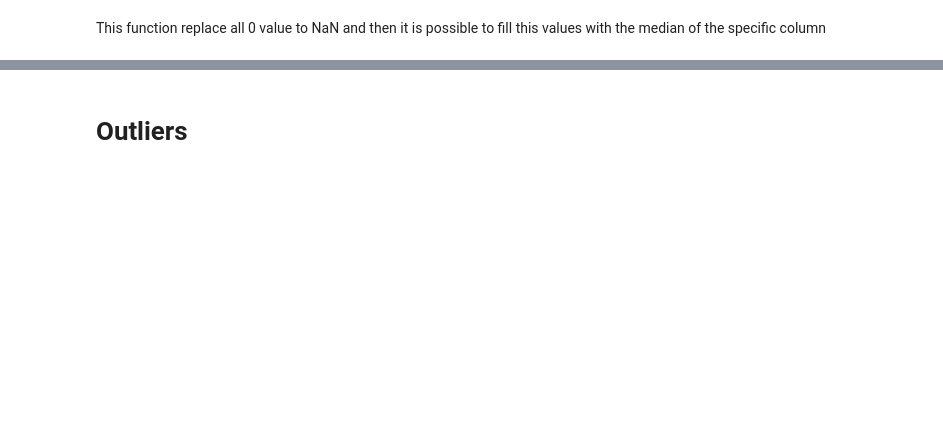
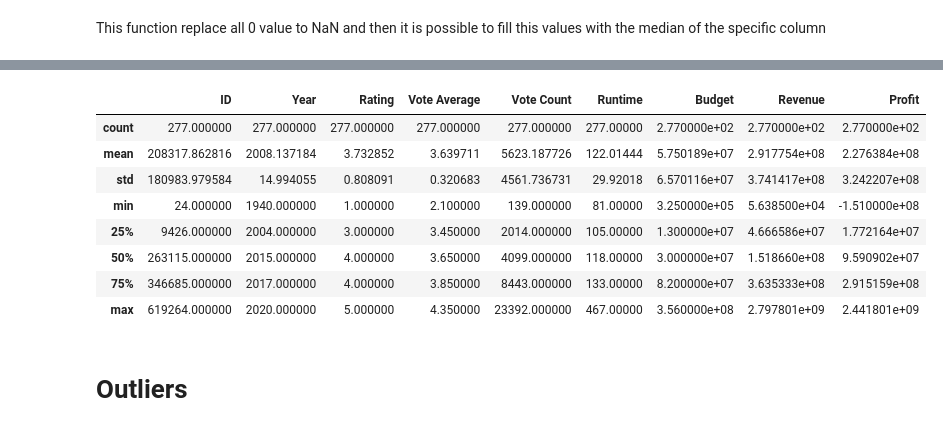
Before and after one commit to gabieller/MoviesDataBase, a Jupyter notebook: graph_analysis.ipynb, the cells around one changed output, grey strips where cells are left out. Cells and saved outputs as stored; diff of their text form; code cells hidden in the pictures; blank space fills up the shorter version.

```diff
--- a/graph_analysis.ipynb
+++ b/graph_analysis.ipynb
@@ -70,3 +129,15 @@ base.to_csv("Movies_profit.csv", index=False)
+# %%
+base.describe()
+# %% [output]
+|  | ID | Year | Rating | Vote Average | Vote Count | Runtime | Budget | Revenue | Profit |
+| count | 277.000000 | 277.000000 | 277.000000 | 277.000000 | 277.000000 | 277.00000 | 2.770000e+02 | 2.770000e+02 | 2.770000e+02 |
+| mean | 208317.862816 | 2008.137184 | 3.732852 | 3.639711 | 5623.187726 | 122.01444 | 5.750189e+07 | 2.917754e+08 | 2.276384e+08 |
+| std | 180983.979584 | 14.994055 | 0.808091 | 0.320683 | 4561.736731 | 29.92018 | 6.570116e+07 | 3.741417e+08 | 3.242207e+08 |
+| min | 24.000000 | 1940.000000 | 1.000000 | 2.100000 | 139.000000 | 81.00000 | 3.250000e+05 | 5.638500e+04 | -1.510000e+08 |
+| 25% | 9426.000000 | 2004.000000 | 3.000000 | 3.450000 | 2014.000000 | 105.00000 | 1.300000e+07 | 4.666586e+07 | 1.772164e+07 |
+| 50% | 263115.000000 | 2015.000000 | 4.000000 | 3.650000 | 4099.000000 | 118.00000 | 3.000000e+07 | 1.518660e+08 | 9.590902e+07 |
+| 75% | 346685.000000 | 2017.000000 | 4.000000 | 3.850000 | 8443.000000 | 133.00000 | 8.200000e+07 | 3.635333e+08 | 2.915159e+08 |
+| max | 619264.000000 | 2020.000000 | 5.000000 | 4.350000 | 23392.000000 | 467.00000 | 3.560000e+08 | 2.797801e+09 | 2.441801e+09 |
 # %% [markdown]
 # Outliers
 # %%
```
Also changed, not shown: parts of 40 cells of this notebook, 2 other files.
